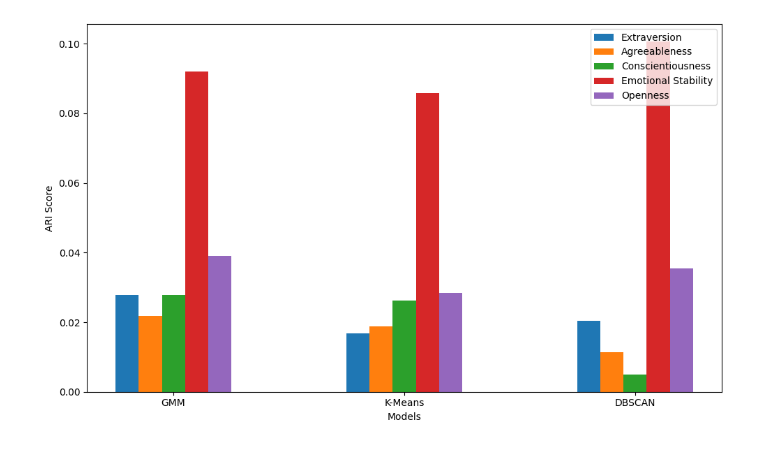
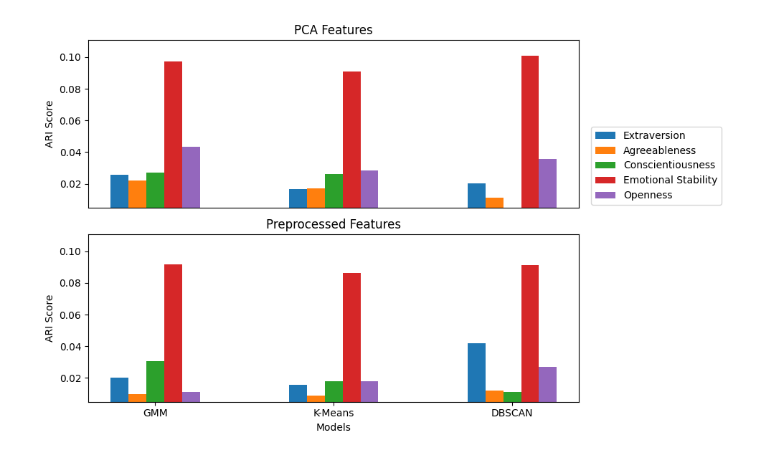
Before and after one commit to justin5927/ascertain_Investigation, a Jupyter notebook: Plotting/unsupervised_learning_metrics.ipynb, the cells around one changed output. Saved outputs shown, nothing was run; the diff lists cells and outputs as text; code cells hidden in the pictures.

Commit message:
supervised plots

```diff
--- a/Plotting/unsupervised_learning_metrics.ipynb
+++ b/Plotting/unsupervised_learning_metrics.ipynb
@@ -7,6 +7,7 @@ import matplotlib.pyplot as plt
 traits = ['Extraversion', 'Agreeableness', 'Conscientiousness', 'Emotional Stability', 'Openness']
 results_path = "../results"
 models = ["gmm", "kmeans", "dbscan"]
+model_non_pca = ["gmm_non_pca", "kmeans_non_pca", "dbscan_non_pca"]
 model_names = ["GMM", "K-Means", "DBSCAN"]
 back_part = "_ari_driven.pkl"
 # %%
@@ -18,36 +29,60 @@ for model in models:
 # %%
-metric_data = {}
+# Non_PCA
+all_metrics_non_pca = {}
+for i, model in enumerate(model_non_pca):
+    with open(os.path.join(results_path, model, models[i]+back_part), 'rb') as file:
+        output_metrics = pickle.load(file)
+    all_metrics_non_pca[model] = output_metrics
+
+metric_data_non_pca = {}
 for trait in traits:
     ari = []
-    for model in models:
-        for ind_metric in all_metrics[model]:
+    for model in model_non_pca:
+        for ind_metric in all_metrics_non_pca[model]:
             if ind_metric["trait"] == trait + "_bin":
                 ari.append(ind_metric["ARI"])
-    metric_data[trait] = ari
+    metric_data_non_pca[trait] = ari
 # %%
 # Set the width of the bars
 bar_width = 0.1
 
 # Create an array for the x-axis positions
 x = np.arange(len(models))
 
 # Create a list of colors for bars
 
-fig, ax = plt.subplots(figsize=(10, 6))
+fig, ax = plt.subplots(2, 1,figsize=(10, 6))
+
+y_min = min(min(min(metric_data[trait]) for trait in traits), min(min(metric_data_non_pca[trait]) for trait in traits))
+y_max = max(max(max(metric_data[trait]) for trait in traits), max(max(metric_data_non_pca[trait]) for trait in traits)) + 0.01
 
 for i, trait in enumerate(traits):
-    ax.bar(x + i * bar_width, metric_data[trait], bar_width, label=trait)
+    ax[0].bar(x + i * bar_width, metric_data[trait], bar_width, label=trait)
 
 # Set the labels, title, and legend
-ax.set_xlabel('Models')
-ax.set_ylabel('ARI Score')
-ax.set_xticks(x + bar_width * (len(traits) - 1) / 2)
-ax.set_xticklabels(model_names)
-ax.legend(loc='best')
+# ax[0].set_xlabel('Models')
+ax[0].set_ylabel('ARI Score')
+ax[0].set_xticks(x + bar_width * (len(traits) - 1) / 2)
+ax[0].set_xticks([])
+ax[0].set_ylim(y_min, y_max)
+ax[0].legend(loc='center right', bbox_to_anchor=(1.3,0.25))
+ax[0].set_title("PCA Features")
 
+for i, trait in enumerate(traits):
+    ax[1].bar(x + i * bar_width, metric_data_non_pca[trait], bar_width, label=trait)
+
+# Set the labels, title, and legend
+ax[1].set_xlabel('Models')
+ax[1].set_ylabel('ARI Score')
+ax[1].set_xticks(x + bar_width * (len(traits) - 1) / 2)
+ax[1].set_xticklabels(model_names)
+ax[1].set_ylim(y_min, y_max)
+ax[1].set_title("Preprocessed Features")
+
+plt.subplots_adjust(hspace=-0.2)
 
 plt.tight_layout()
 plt.savefig('figures/unsupervised_ari_plots.png')
 plt.show()
 # %% [output]
-[figure, old version]
+[figure, new version]
```
Also changed, not shown: parts of 1 cell of this notebook.
